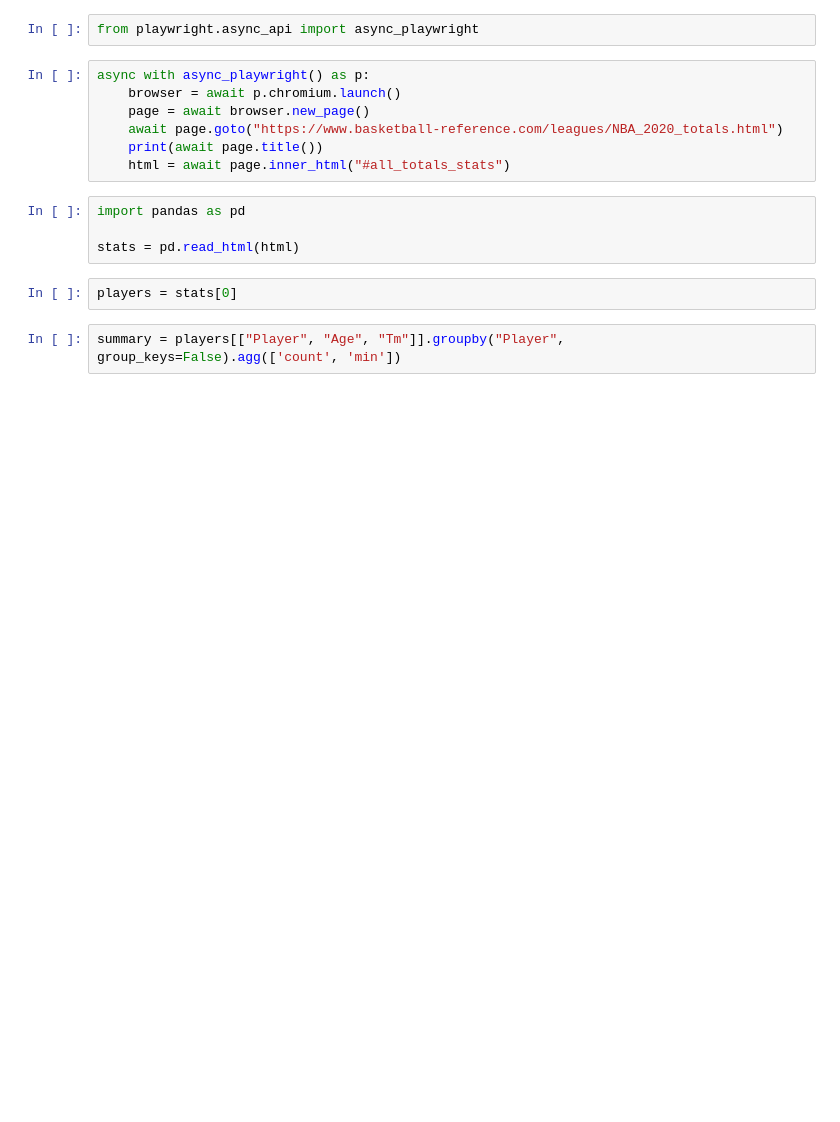
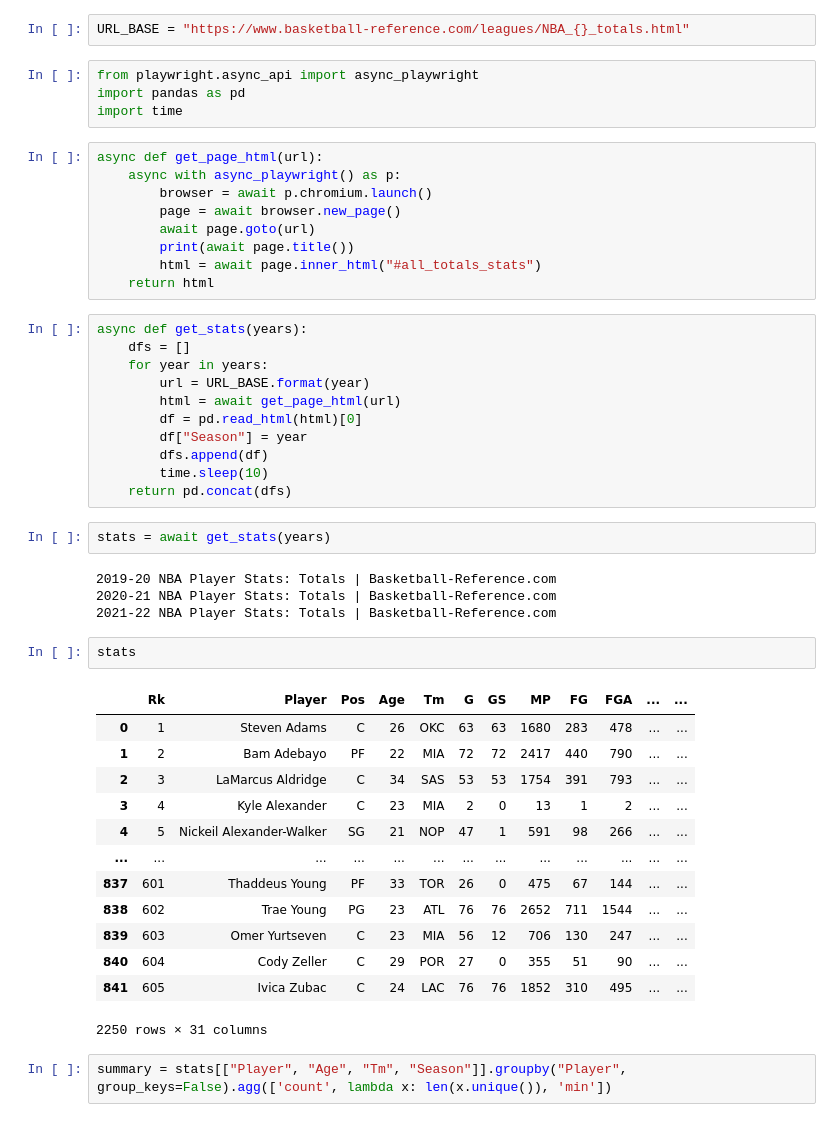
Before and after one commit to dataquestio/project-walkthroughs, a Jupyter notebook: team_identifier/download_info.ipynb, the cells around one changed output. Cells and saved outputs as stored; diff of their text form; blank space fills up the shorter version.

```diff
--- a/team_identifier/download_info.ipynb
+++ b/team_identifier/download_info.ipynb
@@ -1,17 +7,50 @@
+# %%
+URL_BASE = "https://www.basketball-reference.com/leagues/NBA_{}_totals.html"
 # %%
 from playwright.async_api import async_playwright
+import pandas as pd
+import time
 # %%
-async with async_playwright() as p:
-    browser = await p.chromium.launch()
-    page = await browser.new_page()
-    await page.goto("https://www.basketball-reference.com/leagues/NBA_2020_totals.html")
-    print(await page.title())
-    html = await page.inner_html("#all_totals_stats")
+async def get_page_html(url):
+    async with async_playwright() as p:
+        browser = await p.chromium.launch()
+        page = await browser.new_page()
+        await page.goto(url)
+        print(await page.title())
+        html = await page.inner_html("#all_totals_stats")
+    return html
+# %%
+async def get_stats(years):
+    dfs = []
+    for year in years:
+        url = URL_BASE.format(year)
+        html = await get_page_html(url)
+        df = pd.read_html(html)[0]
+        df["Season"] = year
+        dfs.append(df)
+        time.sleep(10)
+    return pd.concat(dfs)
 # %%
-import pandas as pd
-
-stats = pd.read_html(html)
+stats = await get_stats(years)
+# %% [output]
+2019-20 NBA Player Stats: Totals | Basketball-Reference.com
+2020-21 NBA Player Stats: Totals | Basketball-Reference.com
+2021-22 NBA Player Stats: Totals | Basketball-Reference.com
-# %%
-players = stats[0]
+# %%
+stats
+# %% [output]
+|  | Rk | Player | Pos | Age | Tm | G | GS | MP | FG | FGA | ... | ... |
+| 0 | 1 | Steven Adams | C | 26 | OKC | 63 | 63 | 1680 | 283 | 478 | ... | ... |
+| 1 | 2 | Bam Adebayo | PF | 22 | MIA | 72 | 72 | 2417 | 440 | 790 | ... | ... |
+| 2 | 3 | LaMarcus Aldridge | C | 34 | SAS | 53 | 53 | 1754 | 391 | 793 | ... | ... |
+| 3 | 4 | Kyle Alexander | C | 23 | MIA | 2 | 0 | 13 | 1 | 2 | ... | ... |
+| 4 | 5 | Nickeil Alexander-Walker | SG | 21 | NOP | 47 | 1 | 591 | 98 | 266 | ... | ... |
+| ... | ... | ... | ... | ... | ... | ... | ... | ... | ... | ... | ... | ... |
+| 837 | 601 | Thaddeus Young | PF | 33 | TOR | 26 | 0 | 475 | 67 | 144 | ... | ... |
+| 838 | 602 | Trae Young | PG | 23 | ATL | 76 | 76 | 2652 | 711 | 1544 | ... | ... |
+| 839 | 603 | Omer Yurtseven | C | 23 | MIA | 56 | 12 | 706 | 130 | 247 | ... | ... |
+| 840 | 604 | Cody Zeller | C | 29 | POR | 27 | 0 | 355 | 51 | 90 | ... | ... |
+| 841 | 605 | Ivica Zubac | C | 24 | LAC | 76 | 76 | 1852 | 310 | 495 | ... | ... |
+2250 rows × 31 columns
 # %%
-summary = players[["Player", "Age", "Tm"]].groupby("Player", group_keys=False).agg(['count', 'min'])
+summary = stats[["Player", "Age", "Tm", "Season"]].groupby("Player", group_keys=False).agg(['count', lambda x: len(x.unique()), 'min'])
```
Also changed, not shown: parts of 12 cells of this notebook, 4 other files.
